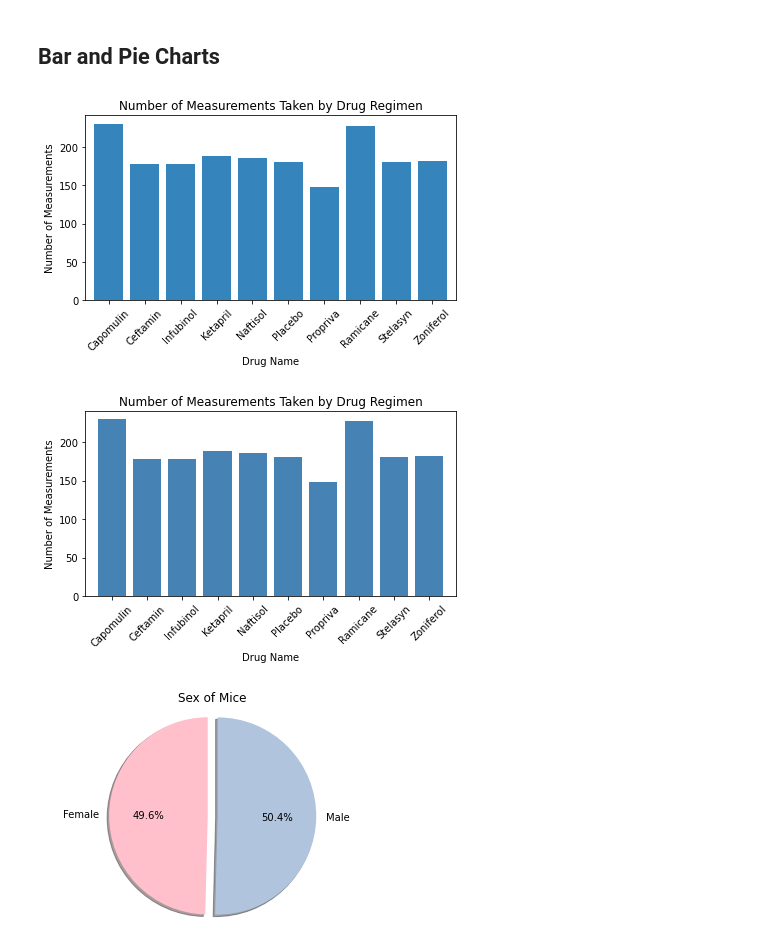
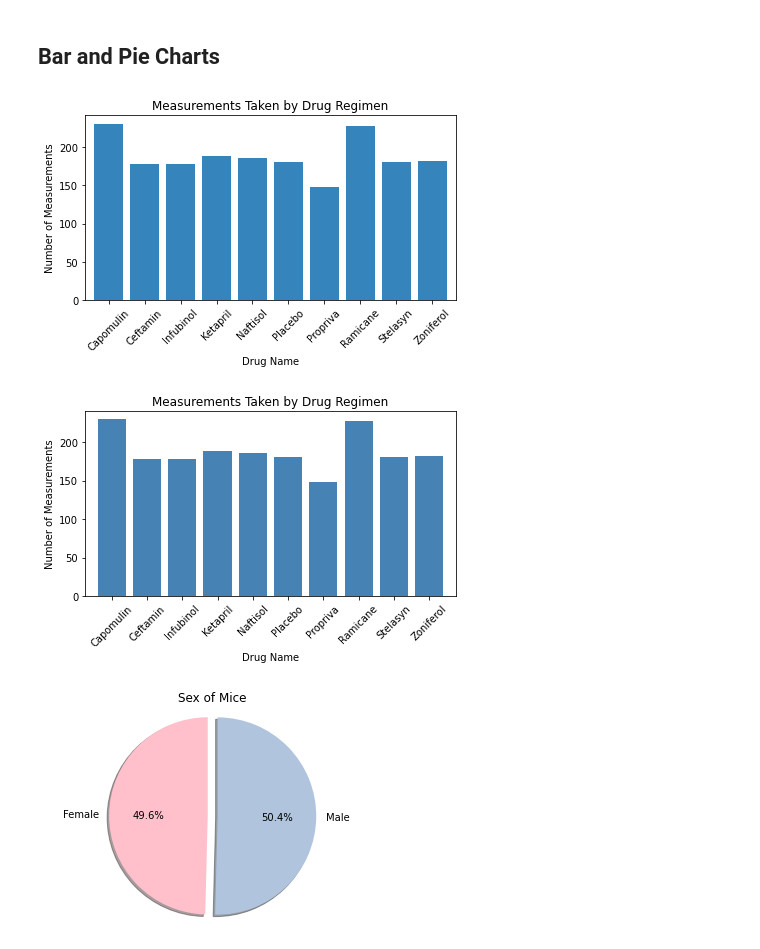
Before and after one commit to RobinWaves/matplotlib-challenge, a Jupyter notebook: pymaceuticals.ipynb, the cells around one changed output. Saved outputs shown, nothing was run; the diff lists cells and outputs as text; code cells hidden in the pictures.

```diff
--- a/pymaceuticals.ipynb
+++ b/pymaceuticals.ipynb
@@ -141,15 +141,15 @@ grouped_drug
 # %%
 # Generate a bar plot showing the total number of measurements taken on each drug regimen using pandas.
 drug_count = drug_group['Drug Regimen'].count()
-drug_bar_chart = drug_count.plot(kind='bar', width=.8, alpha=.9, rot=45, title="Number of Measurements Taken by Drug Regimen")
+drug_bar_chart = drug_count.plot(kind='bar', width=.8, alpha=.9, rot=45, title="Measurements Taken by Drug Regimen")
 drug_bar_chart.set_xlabel("Drug Name")
 drug_bar_chart.set_ylabel("Number of Measurements")
 
 plt.tight_layout()
 plt.savefig('PandasBar')
 plt.show()
 # %% [output]
-[figure, old version]
+[figure, new version]
 # %%
 # Generate a bar plot showing the total number of measurements taken on each drug regimen using pyplot.
 x_axis = np.arange(len(drug_group))
@@ -162,7 +162,7 @@ plt.xlim(-0.75, len(drug_group)-.25)
 plt.ylim(0, max(drug_count)+10)
 
 # Set a Title and labels
-plt.title("Number of Measurements Taken by Drug Regimen")
+plt.title("Measurements Taken by Drug Regimen")
 plt.xlabel("Drug Name")
 plt.ylabel("Number of Measurements")
 
@@ -171,7 +171,7 @@ plt.tight_layout()
 plt.savefig('PyplotBar')
 plt.show()
 # %% [output]
-[figure, old version]
+[figure, new version]
 # %%
 # Generate a pie plot showing the distribution of female versus male mice using pandas
 gender_group = clean_mouse.groupby('Sex')
```
Also changed, not shown: parts of 3 cells of this notebook, 6 other files.
